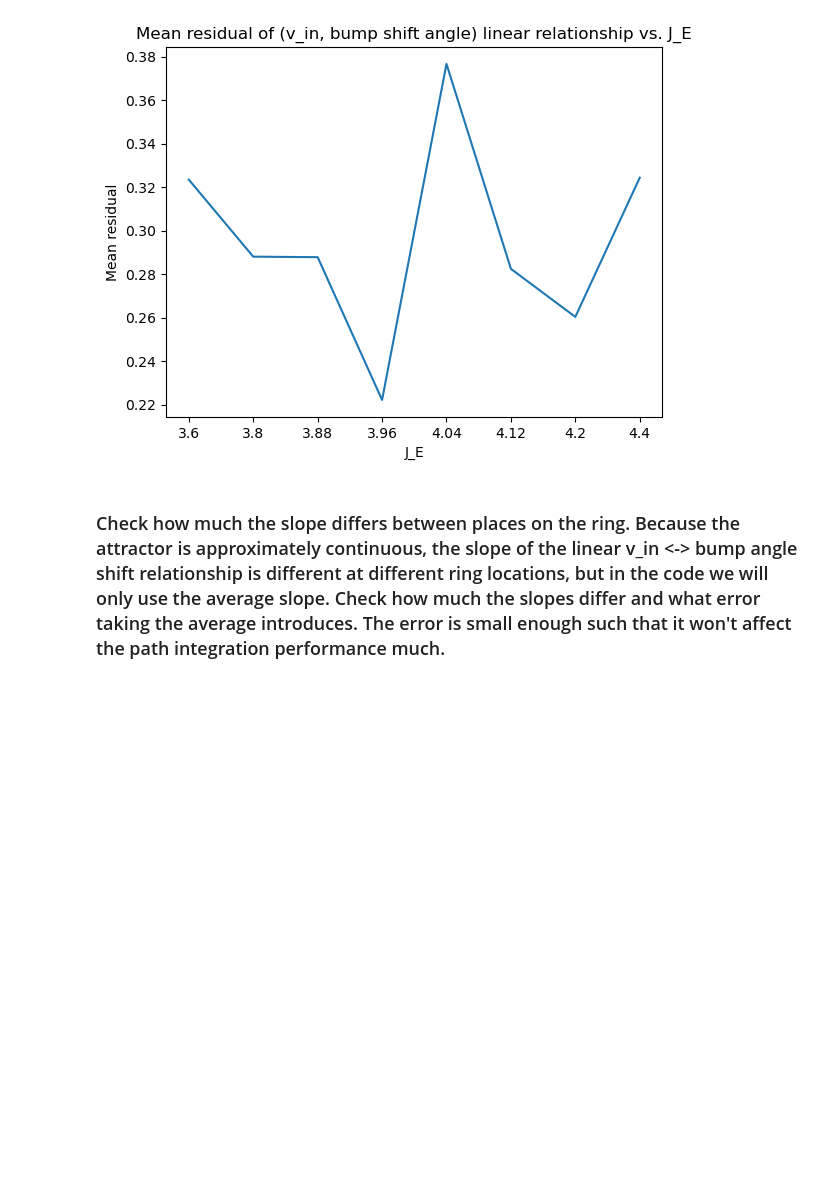
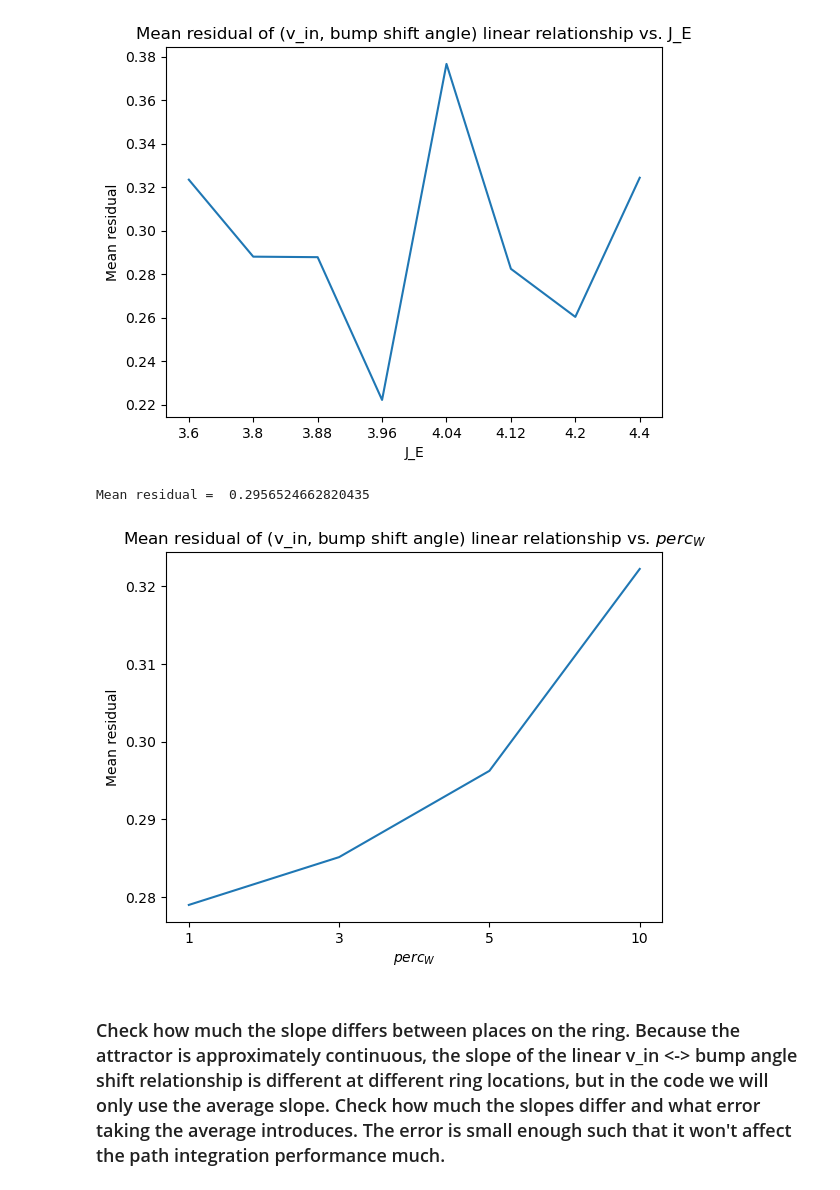
Before and after one commit to bics-rug/Attractor_based_memory_robustness, a Jupyter notebook: v_in_analysis.ipynb, the cells around one changed output. Saved outputs shown, nothing was run; the diff lists cells and outputs as text; code cells hidden in the pictures; blank space fills up the shorter version.

```diff
--- a/v_in_analysis.ipynb
+++ b/v_in_analysis.ipynb
@@ -422,28 +422,31 @@ Mean residual =  0.29565246628204345
 [figure]
 # %%
 import pickle
-with open("results//all_JE_JI//v_in_residuals.pkl", "rb") as f:
+with open("D:\\projects\\Attractor_based_memory_for_path_integration\\results\\short-term\\processed_result\\v_in_residuals.pkl", "rb") as f:
     all_residuals = pickle.load(f)
 
 all_res=[]
 for weight_norm in weight_norms:
     res_per_element = []
     for comb in all_residuals:
         comb = list(comb)
         comb[2] = weight_norm
         comb = tuple(comb)
         if comb in list(all_residuals.keys()):
             res_per_element.append(all_residuals[comb])
     all_res.append(np.mean(np.array(res_per_element)))
 
 plt.plot(all_res)
 plt.xlabel('$perc_W$')
-plt.xticks(range(len(weight_norm)),weight_norm)
+plt.xticks(range(len(weight_norms)),weight_norms)
 plt.ylabel('Mean residual')
 plt.title('Mean residual of (v_in, bump shift angle) linear relationship vs. $perc_W$')
-plt.savefig('results/graphs/v_in_residuals_vs_JE.png')
+plt.savefig('results/short-term/graphs/v_in_residuals_vs_weight_norm.png')
 
 print('Mean residual = ',np.mean(np.array(all_res)))
+# %% [output]
+Mean residual =  0.2956524662820435
+[figure, added]
 # %% [markdown]
 ### Check how much the slope differs between places on the ring. Because the attractor is approximately continuous, the slope of the linear v_in <-> bump angle shift relationship is different at different ring locations, but in the code we will only use the average slope. Check how much the slopes differ and what error taking the average introduces. The error is small enough such that it won't affect the path integration performance much.
 # %%
```
Also changed, not shown: parts of 3 cells of this notebook, 3 other files.
